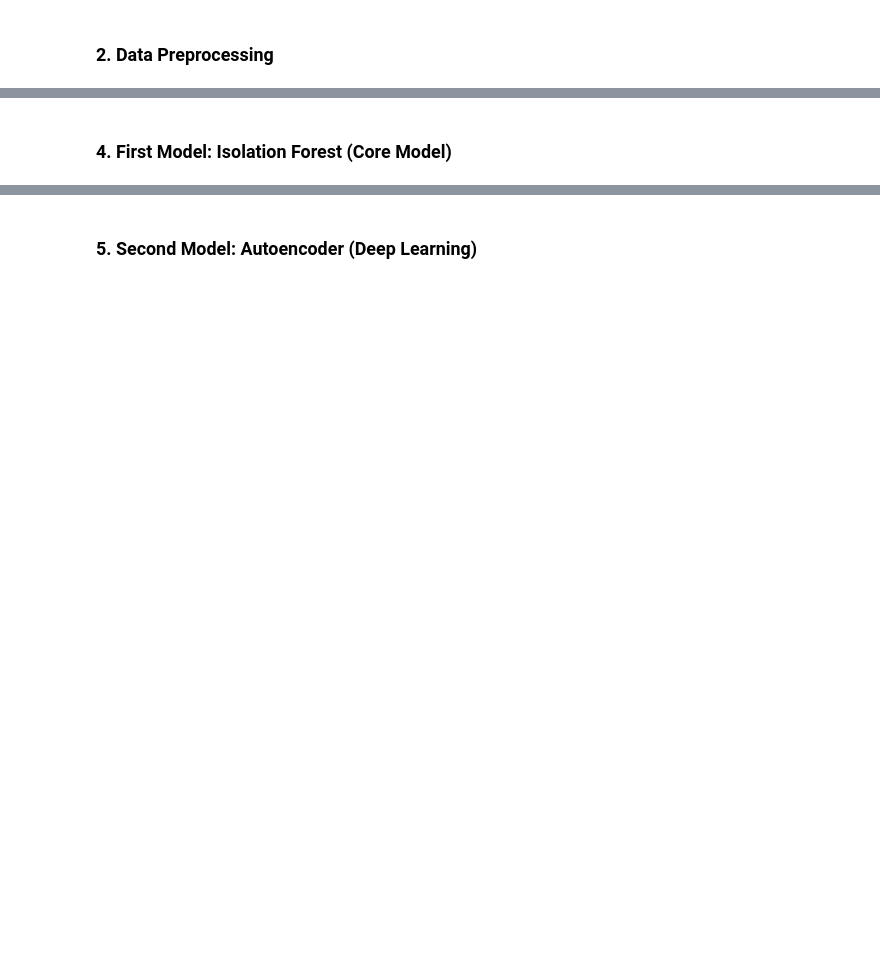
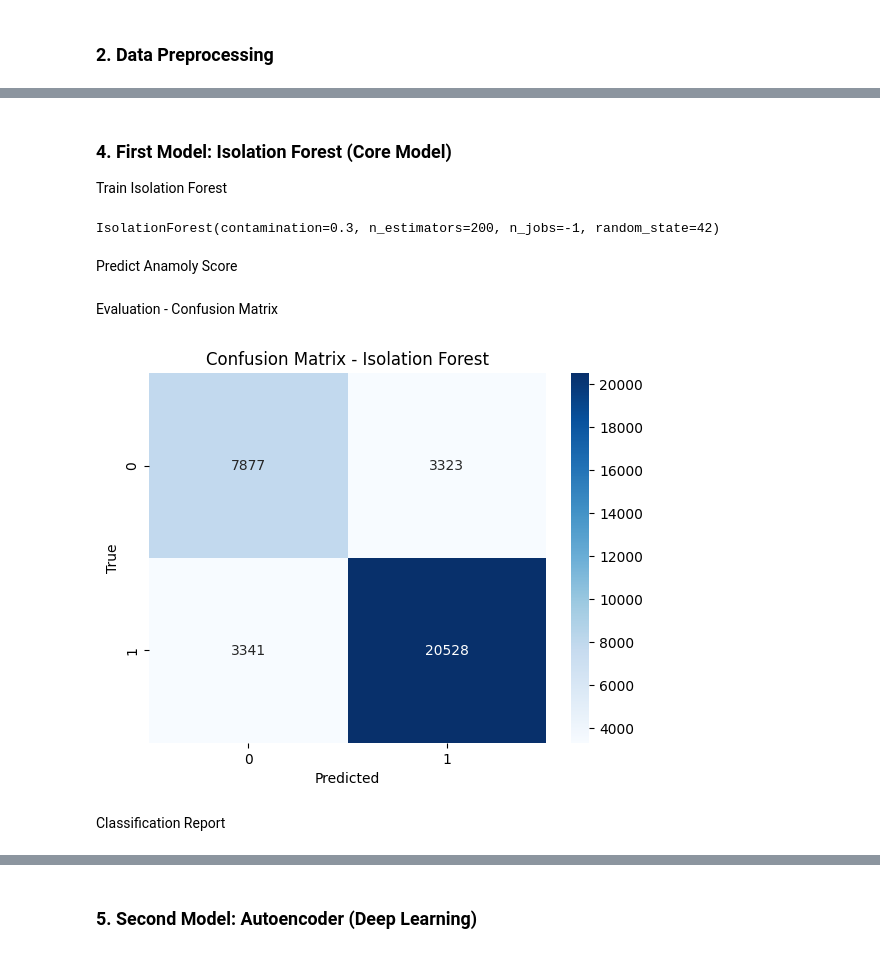
Before and after one commit to priya-vijayakumar1304/Anomaly-Detection-in-Cybersecurity-Network-Logs, a Jupyter notebook: notebook/model training.ipynb, the cells around one changed output, grey strips where cells are left out. Saved outputs shown, nothing was run; the diff lists cells and outputs as text; code cells hidden in the pictures; blank space fills up the shorter version.

Commit message:
model evaluation

```diff
--- a/notebook/model training.ipynb
+++ b/notebook/model training.ipynb
@@ -37,0 +94,2 @@ df.shape
+# %%
+train_normal_df = train_df[train_df['label'] == 0]
@@ -38,2 +98,37 @@ df.shape
+# %%
+X_train = preprocessor.fit_transform(train_normal_df)
+X_test  = preprocessor.transform(test_df)
+
+y_test = test_df['label'].values
 # %% [markdown]
 ### 4. First Model: Isolation Forest (Core Model)
+Train Isolation Forest
+# %%
+iso = IsolationForest(
+    n_estimators=200,
+    contamination=0.3,
+    random_state=42,
+    n_jobs=-1
+)
+
+iso.fit(X_train)
+# %% [output]
+IsolationForest(contamination=0.3, n_estimators=200, n_jobs=-1, random_state=42)
+# %% [markdown]
+Predict Anamoly Score
+# %%
+scores = iso.decision_function(X_test)     # higher = normal
+preds = iso.predict(X_test)                # 1 = normal, -1 = anomaly
+preds_binary = (preds == -1).astype(int)   # convert to 1 = anomaly
+# %% [markdown]
+Evaluation - Confusion Matrix
+# %%
+cm = confusion_matrix(y_test, preds_binary)
+sns.heatmap(cm, annot=True, fmt='d', cmap='Blues')
+plt.xlabel("Predicted"); plt.ylabel("True")
+plt.title("Confusion Matrix - Isolation Forest")
+plt.show()
+# %% [output]
+[figure, added]
+# %% [markdown]
+Classification Report
```
Also changed, not shown: parts of 28 cells of this notebook, 2 other files.
